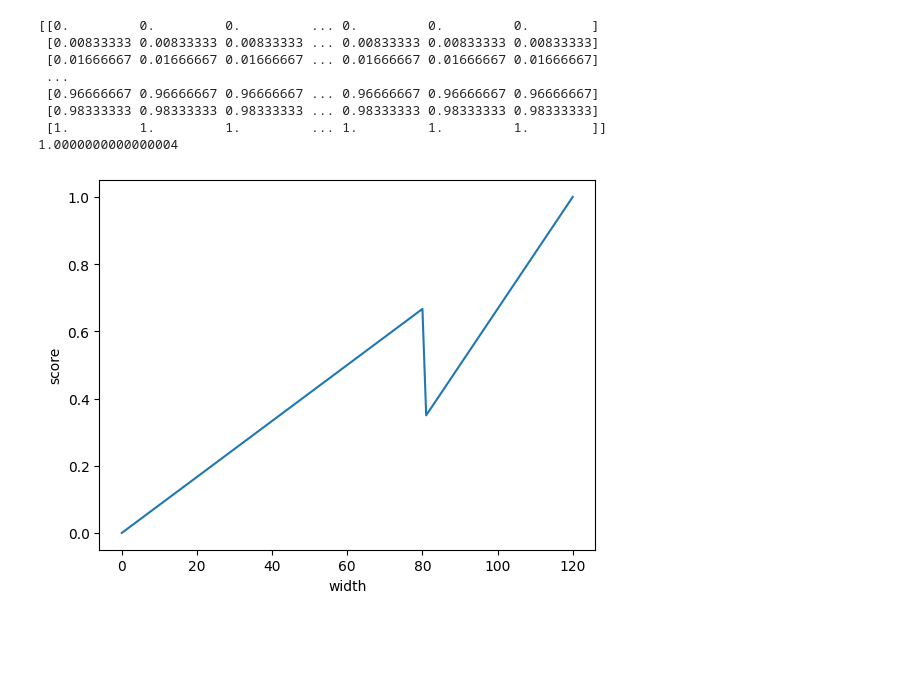
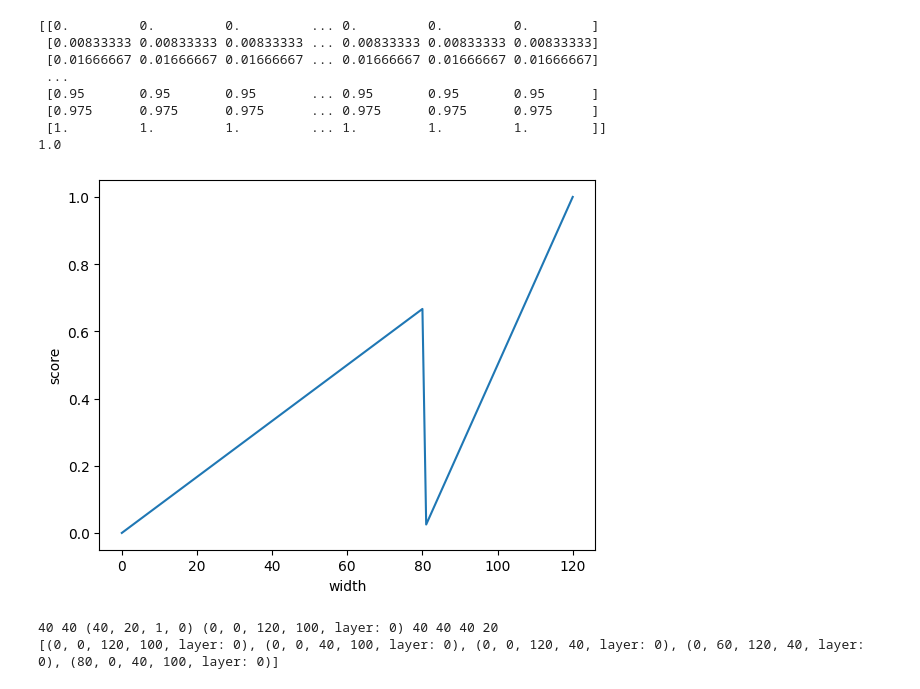
Before and after one commit to RobbeDelporte/BinPacker2D, a Jupyter notebook: packer.ipynb, the cells around one changed output. Saved outputs shown, nothing was run; the diff lists cells and outputs as text; code cells hidden in the pictures; blank space fills up the shorter version.

```diff
--- a/packer.ipynb
+++ b/packer.ipynb
@@ -124,35 +135,35 @@ for x in range(space_width+1):
         # score2_w = 1/(min_width**p) * (x - width_cutoff)**p * (x > width_cutoff)
         # score2_h = 1/(min_height**p) * (y - height_cutoff)**p * (y > height_cutoff)
 
-        a = .4
+        a = 0
 
         score2_w = ((1 - a*width_cutoff/space_width)/min_width * x + (width_cutoff * (a - 1))/min_width) * (x > width_cutoff)
         score2_h = ((1 - a*height_cutoff/space_height)/min_height * y + (height_cutoff * (a - 1))/min_height) * (y > height_cutoff)
 
 
         width_score = score1_w + score2_w
         height_score = score1_h + score2_h
         scores[x,y] = width_score
 
 print(scores)
 print(np.max(scores))
 # plt.imshow(scores)
 # plt.ylabel("height")
 # plt.xlabel("width")
 
 ax = plt.plot(scores[:,0])
 plt.ylabel("score")
 plt.xlabel("width")
 
 
 plt.show()
 # %% [output]
 [[0.         0.         0.         ... 0.         0.         0.        ]
  [0.00833333 0.00833333 0.00833333 ... 0.00833333 0.00833333 0.00833333]
  [0.01666667 0.01666667 0.01666667 ... 0.01666667 0.01666667 0.01666667]
  ...
- [0.96666667 0.96666667 0.96666667 ... 0.96666667 0.96666667 0.96666667]
- [0.98333333 0.98333333 0.98333333 ... 0.98333333 0.98333333 0.98333333]
+ [0.95       0.95       0.95       ... 0.95       0.95       0.95      ]
+ [0.975      0.975      0.975      ... 0.975      0.975      0.975     ]
  [1.         1.         1.         ... 1.         1.         1.        ]]
-1.0000000000000004
+1.0
-[figure, old version]
+[figure, new version]
@@ -158,0 +201,11 @@ plt.show()
+# %%
+from spaces import OpenSpaces
+spaces = OpenSpaces(1)
+shape = Shape(40,20,1,0,40,20)
+space = OpenSpace(40,40,40,20,0)
+spaces.add_space(space)
+spaces.split_space(shape,1)
+print(spaces)
+# %% [output]
+40 40 (40, 20, 1, 0) (0, 0, 120, 100, layer: 0) 40 40 40 20
+[(0, 0, 120, 100, layer: 0), (0, 0, 40, 100, layer: 0), (0, 0, 120, 40, layer: 0), (0, 60, 120, 40, layer: 0), (80, 0, 40, 100, layer: 0)]
```
Also changed, not shown: parts of 7 cells of this notebook, 4 other files.
